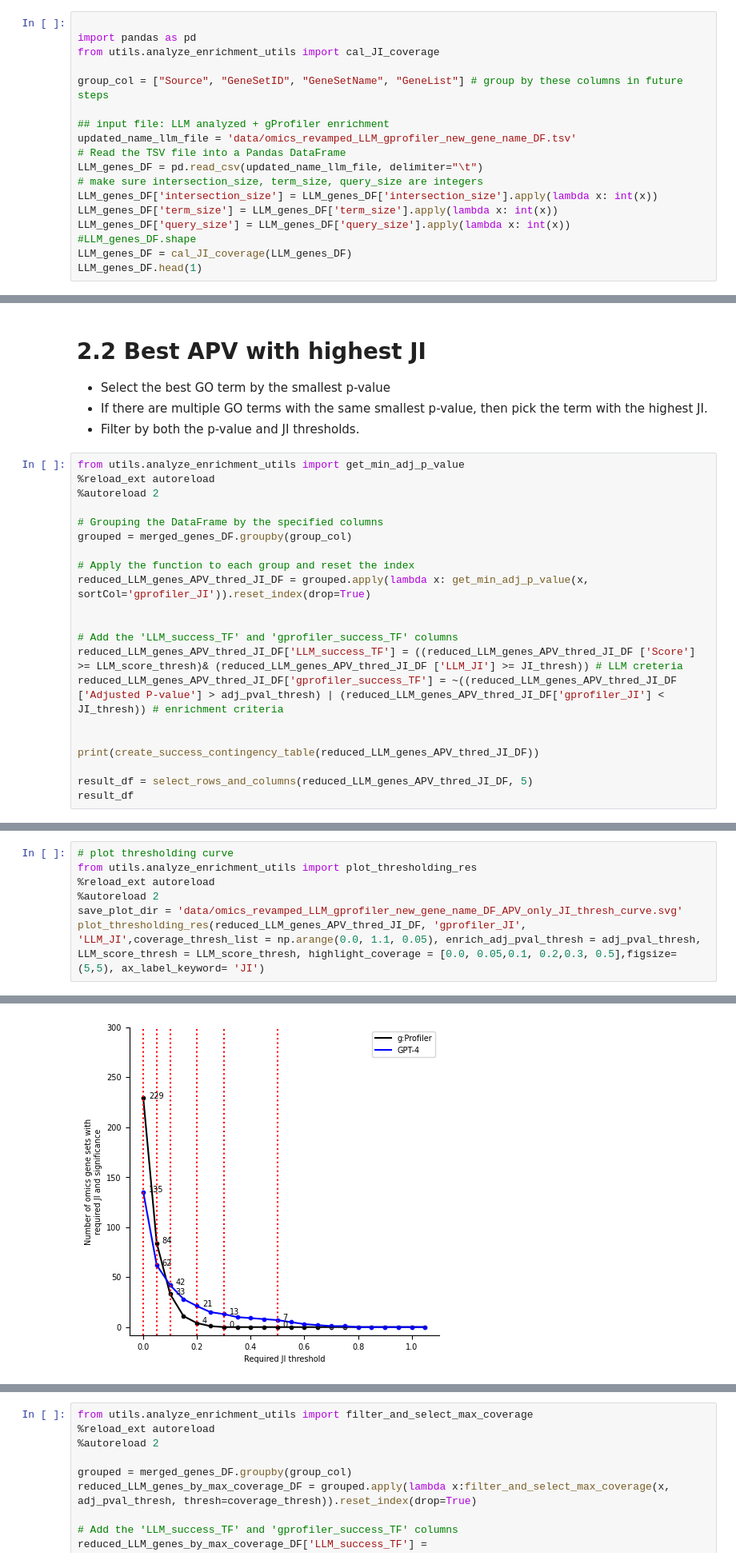
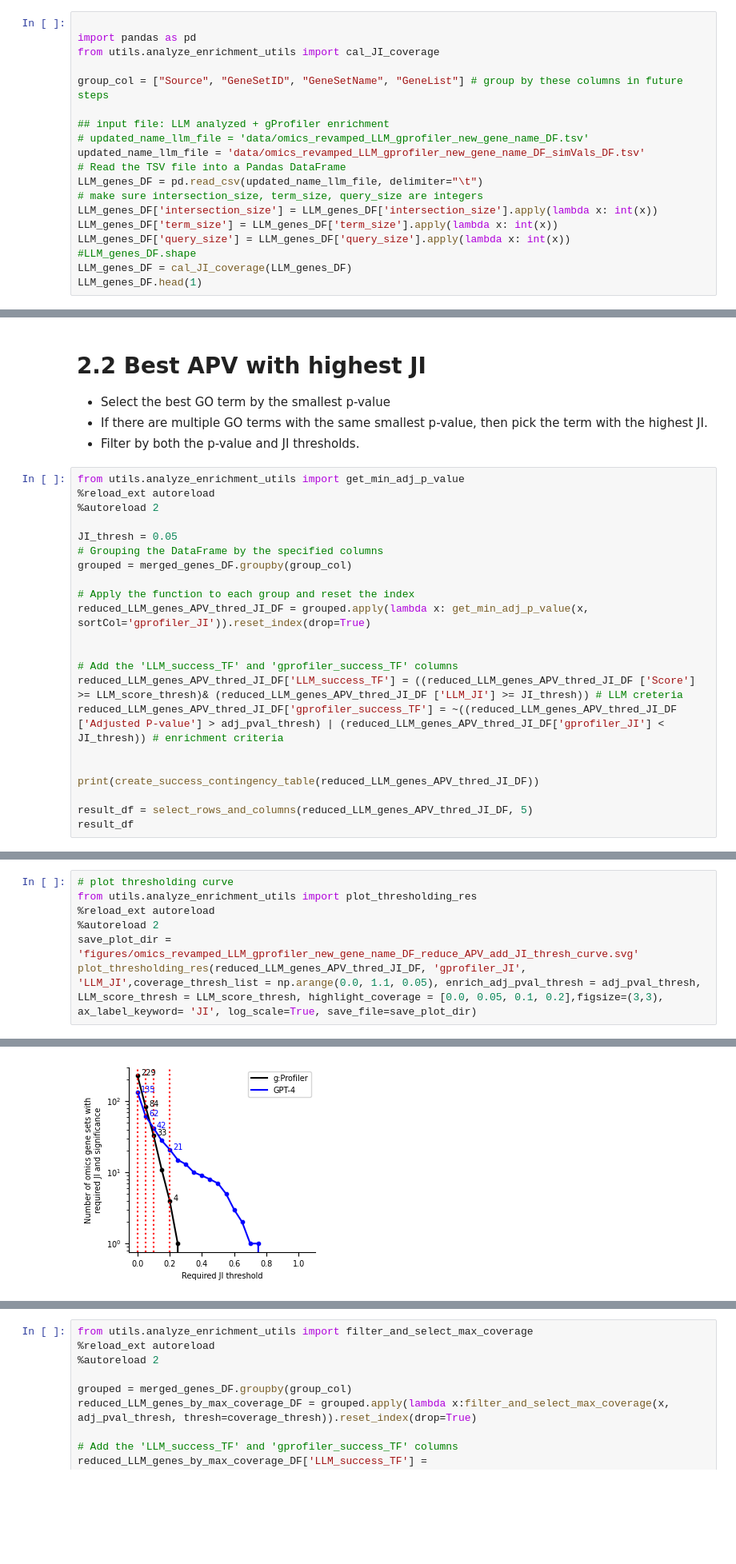
Before and after one commit to idekerlab/llm_evaluation_for_gene_set_interpretation, a Jupyter notebook: Analyze_gprofiler_annotation.ipynb, the cells around one changed output, grey strips where cells are left out. Shown at 80% size. Drawn from its saved outputs; the diff is of its cells as text; blank space fills up the shorter version.

```diff
--- a/Analyze_gprofiler_annotation.ipynb
+++ b/Analyze_gprofiler_annotation.ipynb
@@ -46,7 +46,8 @@ from utils.analyze_enrichment_utils import cal_JI_coverage
 group_col = ["Source", "GeneSetID", "GeneSetName", "GeneList"] # group by these columns in future steps
 
 ## input file: LLM analyzed + gProfiler enrichment
-updated_name_llm_file = 'data/omics_revamped_LLM_gprofiler_new_gene_name_DF.tsv'
+# updated_name_llm_file = 'data/omics_revamped_LLM_gprofiler_new_gene_name_DF.tsv'
+updated_name_llm_file = 'data/omics_revamped_LLM_gprofiler_new_gene_name_DF_simVals_DF.tsv'
 # Read the TSV file into a Pandas DataFrame
 LLM_genes_DF = pd.read_csv(updated_name_llm_file, delimiter="\t")
 # make sure intersection_size, term_size, query_size are integers
@@ -292,6 +378,7 @@ from utils.analyze_enrichment_utils import get_min_adj_p_value
 %reload_ext autoreload
 %autoreload 2
 
+JI_thresh = 0.05
 # Grouping the DataFrame by the specified columns
 grouped = merged_genes_DF.groupby(group_col)
 
@@ -325,8 +466,8 @@ Total                   62    238    300
 from utils.analyze_enrichment_utils import plot_thresholding_res
 %reload_ext autoreload
 %autoreload 2
-save_plot_dir = 'data/omics_revamped_LLM_gprofiler_new_gene_name_DF_APV_only_JI_thresh_curve.svg'
-plot_thresholding_res(reduced_LLM_genes_APV_thred_JI_DF, 'gprofiler_JI', 'LLM_JI',coverage_thresh_list = np.arange(0.0, 1.1, 0.05), enrich_adj_pval_thresh = adj_pval_thresh, LLM_score_thresh = LLM_score_thresh, highlight_coverage = [0.0, 0.05,0.1, 0.2,0.3, 0.5],figsize=(5,5), ax_label_keyword= 'JI')
+save_plot_dir = 'figures/omics_revamped_LLM_gprofiler_new_gene_name_DF_reduce_APV_add_JI_thresh_curve.svg'
+plot_thresholding_res(reduced_LLM_genes_APV_thred_JI_DF, 'gprofiler_JI', 'LLM_JI',coverage_thresh_list = np.arange(0.0, 1.1, 0.05), enrich_adj_pval_thresh = adj_pval_thresh, LLM_score_thresh = LLM_score_thresh, highlight_coverage = [0.0, 0.05, 0.1, 0.2],figsize=(3,3), ax_label_keyword= 'JI', log_scale=True, save_file=save_plot_dir)
 # %% [output]
 coverage threshold: 0.0, enrichment: 229.0, LLM: 135.0
 coverage threshold: 0.05, enrichment: 84.0, LLM: 62.0
@@ -337,4 +476,4 @@ coverage threshold: 0.5, enrichment: 0.0, LLM: 7.0
-[figure, old version]
+[figure, new version]
 # %%
 # # uncomment and save
 # reduced_LLM_genes_APV_thred_JI_DF.to_csv("data/omics_revamped_LLM_gprofiler_new_gene_name_reduce_APV_add_JI_thresh_005.tsv", sep="\t", index=False)
```
Also changed, not shown: parts of 24 cells of this notebook, 17 other files.
